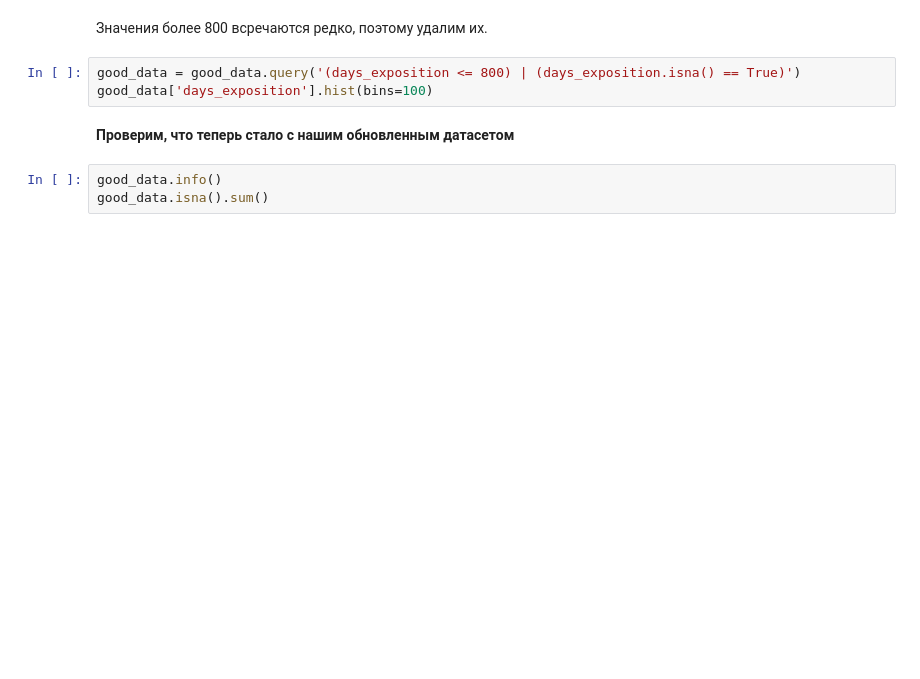
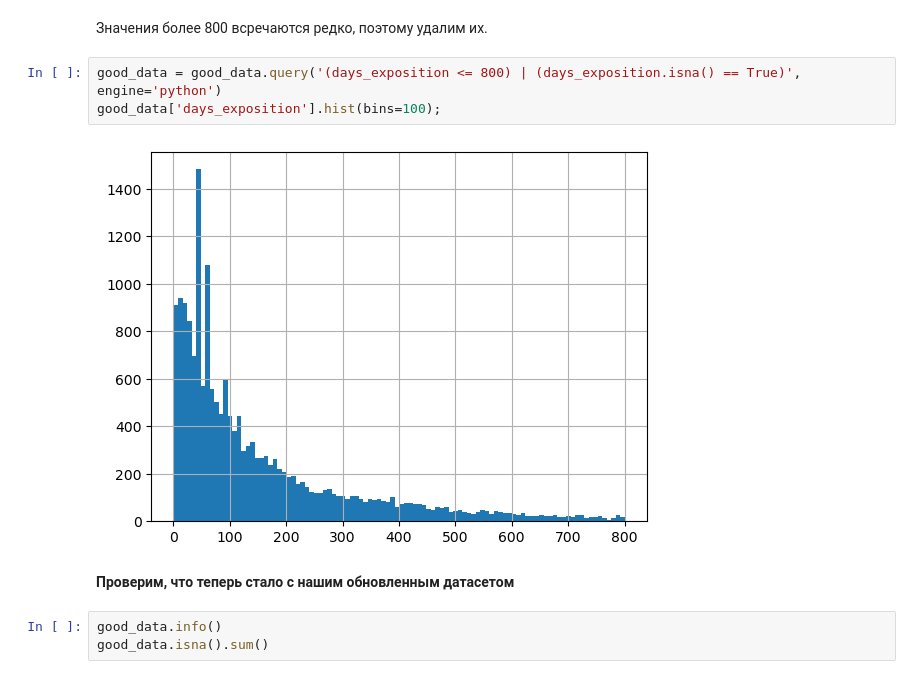
Before and after one commit to amirazamatov/YP-repository, a Jupyter notebook: EDA_estate_sale/EDA_estate_sale.ipynb, the cells around one changed output. Drawn from its saved outputs; the diff is of its cells as text; blank space fills up the shorter version.

```diff
--- a/EDA_estate_sale/EDA_estate_sale.ipynb
+++ b/EDA_estate_sale/EDA_estate_sale.ipynb
@@ -761,8 +1111,10 @@ data['days_exposition'].describe()
 # %% [markdown]
 Значения более 800 всречаются редко, поэтому удалим их.
 # %%
-good_data = good_data.query('(days_exposition <= 800) | (days_exposition.isna() == True)')
-good_data['days_exposition'].hist(bins=100)
+good_data = good_data.query('(days_exposition <= 800) | (days_exposition.isna() == True)', engine='python')
+good_data['days_exposition'].hist(bins=100);
+# %% [output]
+[figure, added]
 # %% [markdown]
 **Проверим, что теперь стало с нашим обновленным датасетом**
 # %%
```
Also changed, not shown: parts of 65 cells of this notebook, 1 other file.
